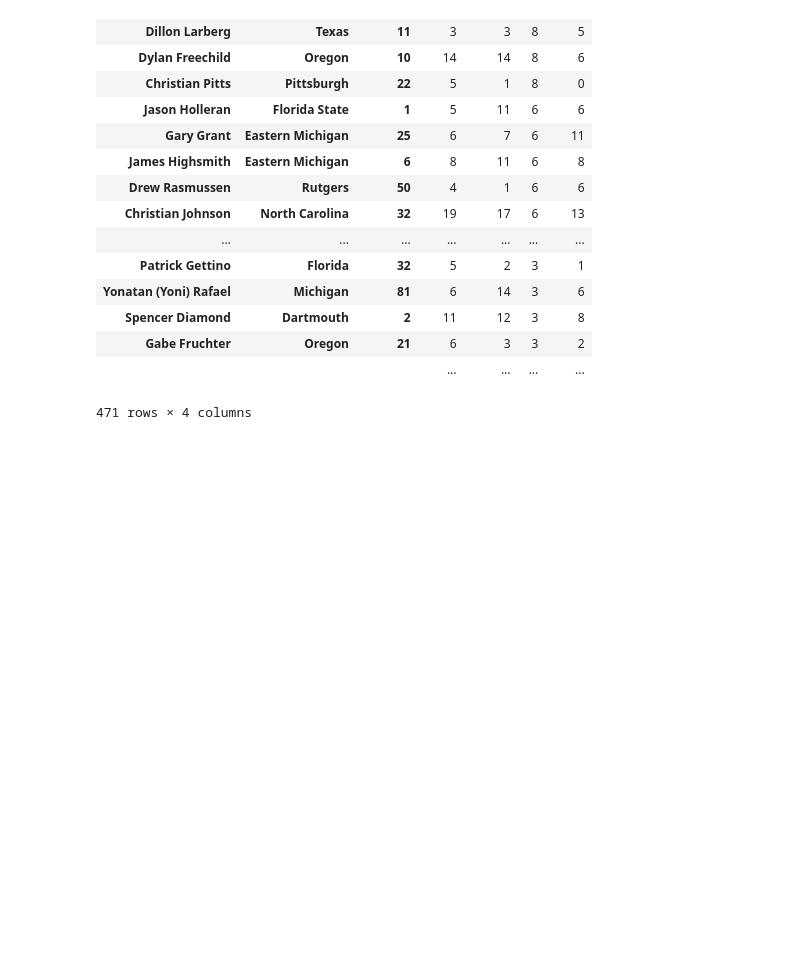
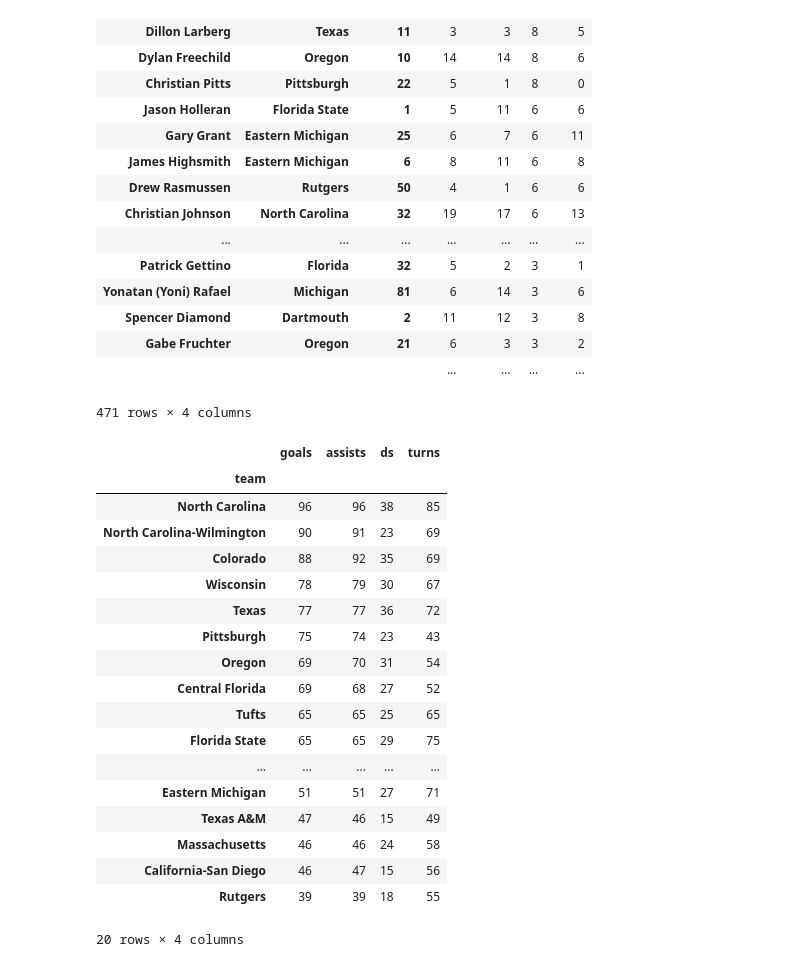
Before and after one commit to llimllib/2014collegechamps, a Jupyter notebook: Mens Stats.ipynb, the cells around one changed output. Saved outputs shown, nothing was run; the diff lists cells and outputs as text; code cells hidden in the pictures; blank space fills up the shorter version.

```diff
--- a/Mens Stats.ipynb
+++ b/Mens Stats.ipynb
@@ -128,3 +131,26 @@ totals.sort_index(by="ds", ascending=False)
 | Gabe Fruchter | Oregon | 21 | 6 | 3 | 3 | 2 |
 |  |  |  | ... | ... | ... | ... |
 471 rows × 4 columns
+# %%
+teamtots = df[["team", "goals", "assists", "ds", "turns"]].groupby(["team"]).sum()
+teamtots.sort_index(by="goals", ascending=False)
+# %% [output]
+|  | goals | assists | ds | turns |
+| team |  |  |  |  |
+| North Carolina | 96 | 96 | 38 | 85 |
+| North Carolina-Wilmington | 90 | 91 | 23 | 69 |
+| Colorado | 88 | 92 | 35 | 69 |
+| Wisconsin | 78 | 79 | 30 | 67 |
+| Texas | 77 | 77 | 36 | 72 |
+| Pittsburgh | 75 | 74 | 23 | 43 |
+| Oregon | 69 | 70 | 31 | 54 |
+| Central Florida | 69 | 68 | 27 | 52 |
+| Tufts | 65 | 65 | 25 | 65 |
+| Florida State | 65 | 65 | 29 | 75 |
+| ... | ... | ... | ... | ... |
+| Eastern Michigan | 51 | 51 | 27 | 71 |
+| Texas A&M | 47 | 46 | 15 | 49 |
+| Massachusetts | 46 | 46 | 24 | 58 |
+| California-San Diego | 46 | 47 | 15 | 56 |
+| Rutgers | 39 | 39 | 18 | 55 |
+20 rows × 4 columns
```
Also changed, not shown: parts of 2 cells of this notebook.
